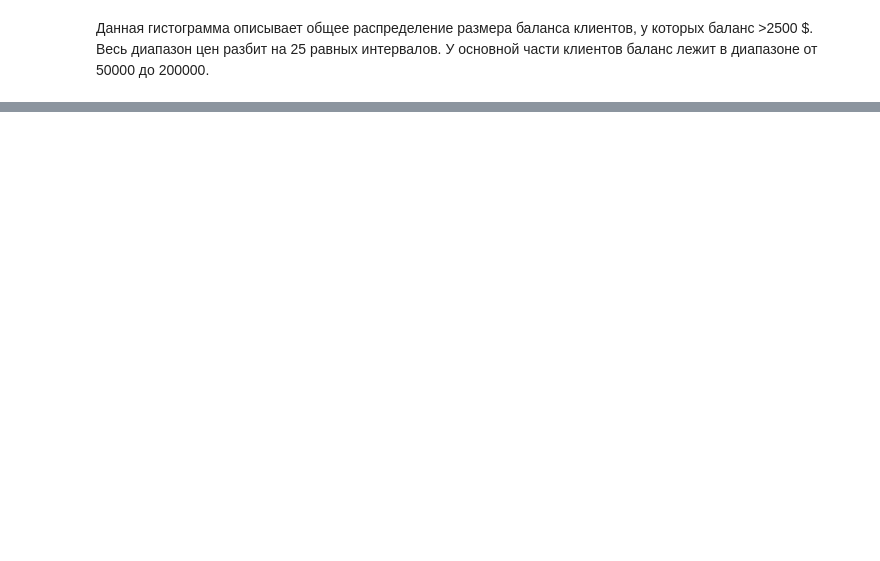
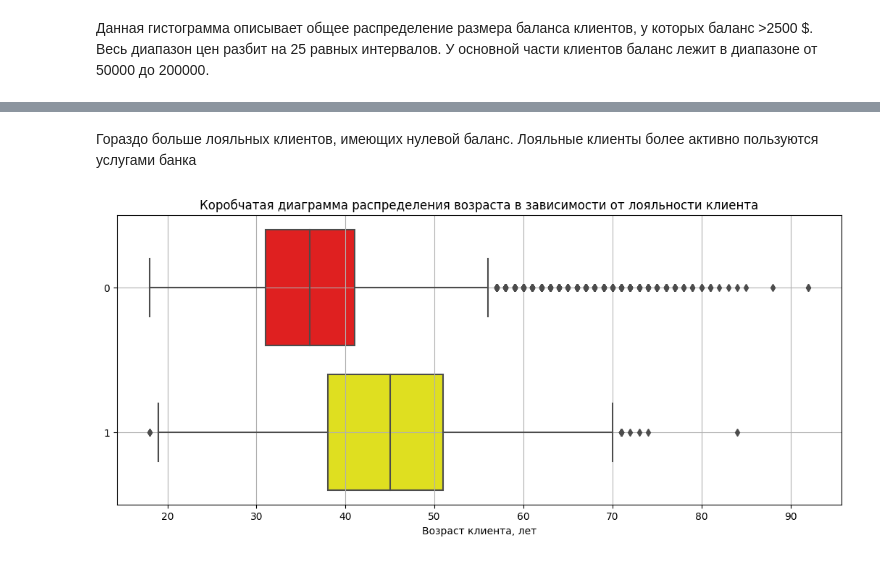
Before and after one commit to KirillPo26/SF_Data_Science, a Jupyter notebook: HW_1/churn_analysis.ipynb, the cells around one changed output, grey strips where cells are left out. Drawn from its saved outputs; the diff is of its cells as text; code cells hidden in the pictures; blank space fills up the shorter version.

```diff
--- a/HW_1/churn_analysis.ipynb
+++ b/HW_1/churn_analysis.ipynb
@@ -41,0 +69,18 @@ Text(0, 0.5, 'Количество клиентов')
+# %% [markdown]
+Гораздо больше лояльных клиентов, имеющих нулевой баланс. Лояльные клиенты более активно пользуются услугами банка
+# %%
+fig = plt.figure(figsize=(10, 4))
+axes = fig.add_axes([0, 0, 1, 1])
+boxplot=sns.boxplot(
+    data=churn_data,
+    y='Exited',
+    x='Age',
+    orient='h',
+    palette=['red', 'yellow']
+)
+boxplot.set_title('Коробчатая диаграмма распределения возраста в зависимости от лояльности клиента')
+boxplot.set_ylabel('')
+boxplot.set_xlabel('Возраст клиента, лет')
+boxplot.grid()
+# %% [output]
+[figure, added]
```
Also changed, not shown: parts of 15 cells of this notebook.
